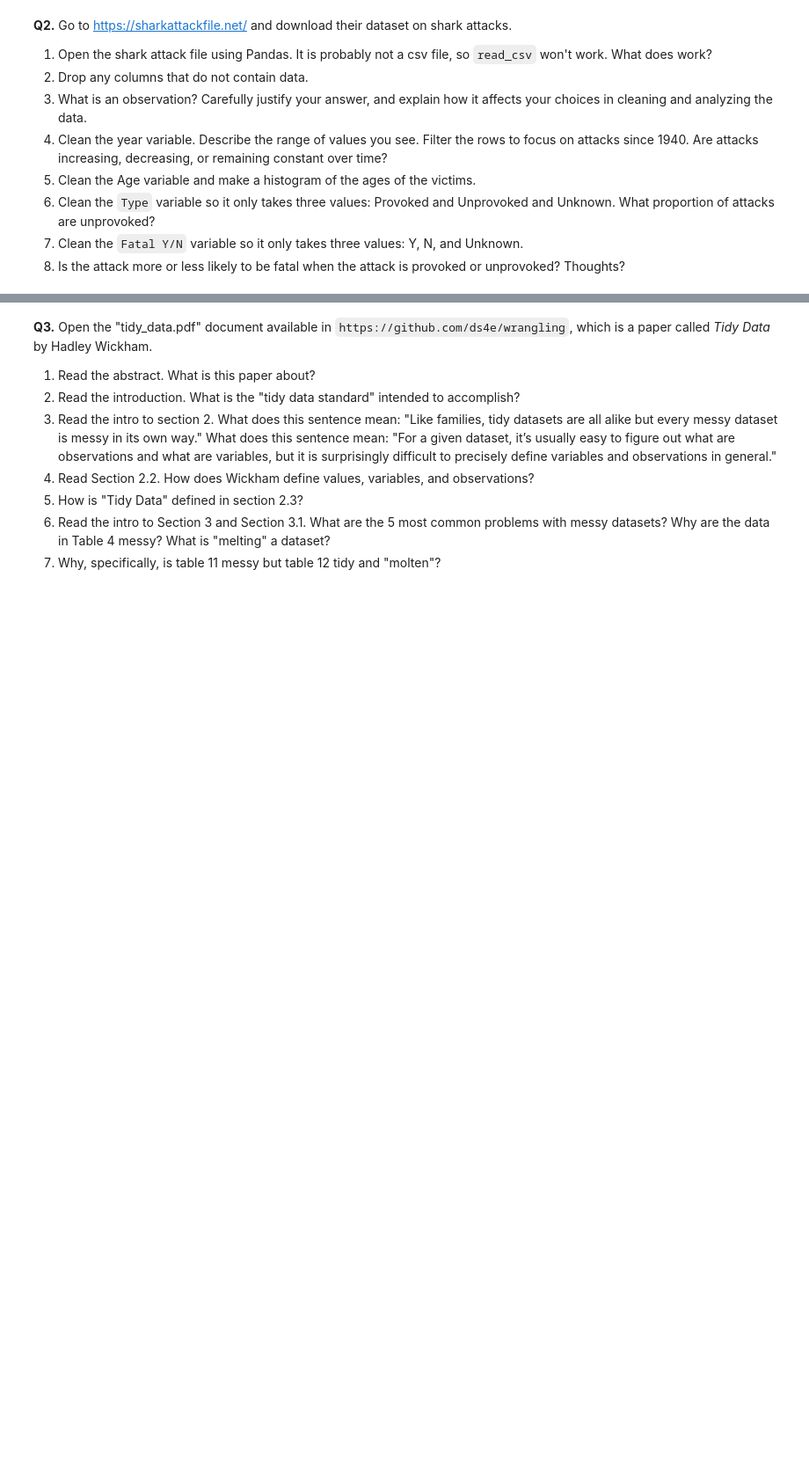
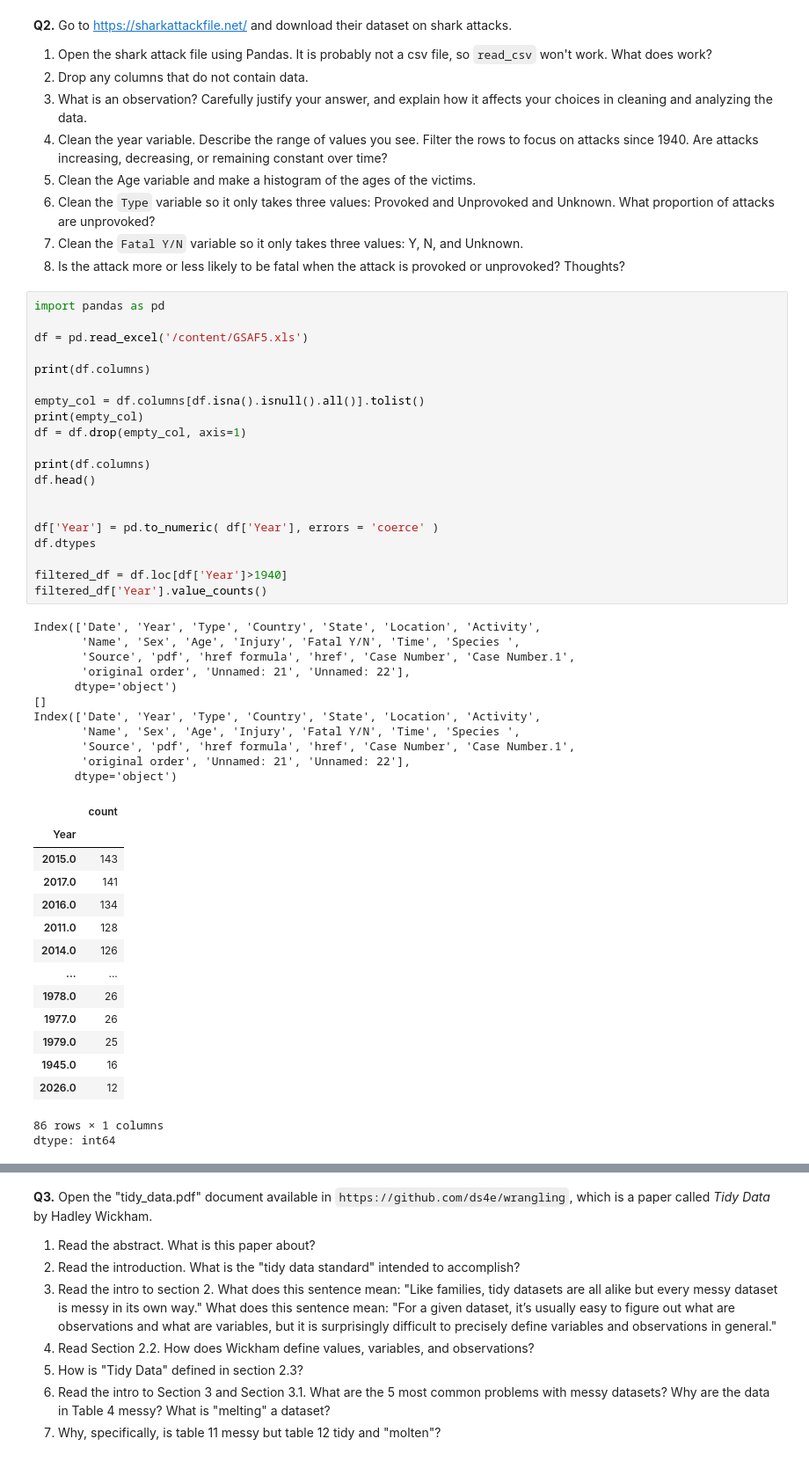
Before and after one commit to SafaaMahbub/undergrad_ml_assignments, a Jupyter notebook: 01_assignment_wrangling_and_eda.ipynb, the cells around one changed output, grey strips where cells are left out. Shown at 88% size. Saved outputs shown, nothing was run; the diff lists cells and outputs as text; blank space fills up the shorter version.

```diff
--- a/01_assignment_wrangling_and_eda.ipynb
+++ b/01_assignment_wrangling_and_eda.ipynb
@@ -129,3 +129,50 @@ if the most ratings were nto good the median would be low to. If we fill the mis
 6. Clean the `Type` variable so it only takes three values: Provoked and Unprovoked and Unknown. What proportion of attacks are unprovoked?
 7. Clean the `Fatal Y/N` variable so it only takes three values: Y, N, and Unknown.
 8. Is the attack more or less likely to be fatal when the attack is provoked or unprovoked? Thoughts?
+# %%
+import pandas as pd
+
+df = pd.read_excel('/content/GSAF5.xls')
+
+print(df.columns)
+
+empty_col = df.columns[df.isna().isnull().all()].tolist()
+print(empty_col)
+df = df.drop(empty_col, axis=1)
+
+print(df.columns)
+df.head()
+
+
+df['Year'] = pd.to_numeric( df['Year'], errors = 'coerce' )
+df.dtypes
+
+filtered_df = df.loc[df['Year']>1940]
+filtered_df['Year'].value_counts()
+# %% [output]
+Index(['Date', 'Year', 'Type', 'Country', 'State', 'Location', 'Activity',
+       'Name', 'Sex', 'Age', 'Injury', 'Fatal Y/N', 'Time', 'Species ',
+       'Source', 'pdf', 'href formula', 'href', 'Case Number', 'Case Number.1',
+       'original order', 'Unnamed: 21', 'Unnamed: 22'],
+      dtype='object')
+[]
+Index(['Date', 'Year', 'Type', 'Country', 'State', 'Location', 'Activity',
+       'Name', 'Sex', 'Age', 'Injury', 'Fatal Y/N', 'Time', 'Species ',
+       'Source', 'pdf', 'href formula', 'href', 'Case Number', 'Case Number.1',
+       'original order', 'Unnamed: 21', 'Unnamed: 22'],
+      dtype='object')
+|  | count |
+| Year |  |
+| 2015.0 | 143 |
+| 2017.0 | 141 |
+| 2016.0 | 134 |
+| 2011.0 | 128 |
+| 2014.0 | 126 |
+| ... | ... |
+| 1978.0 | 26 |
+| 1977.0 | 26 |
+| 1979.0 | 25 |
+| 1945.0 | 16 |
+| 2026.0 | 12 |
+86 rows × 1 columns
+dtype: int64
```
Also changed, not shown: parts of 4 cells of this notebook.
